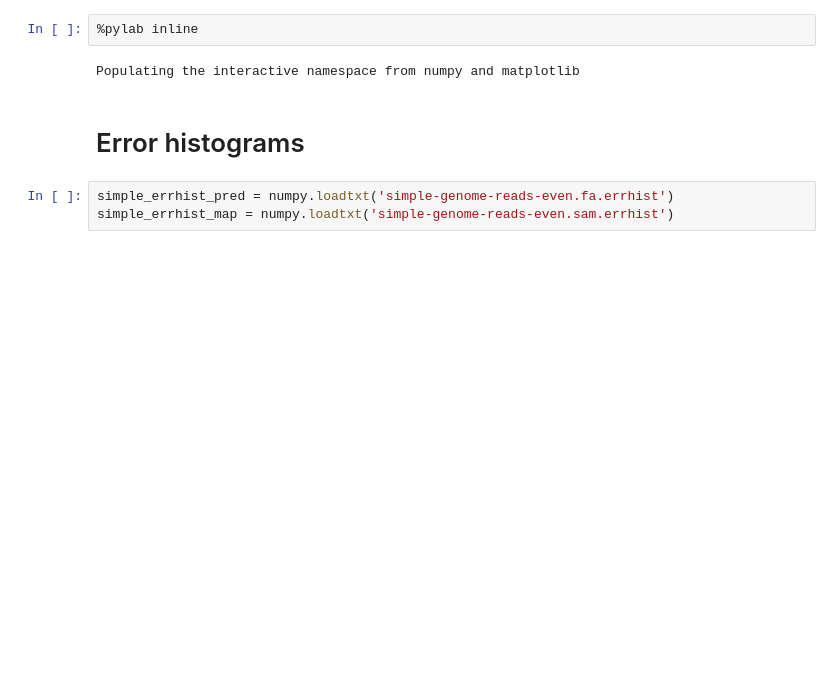
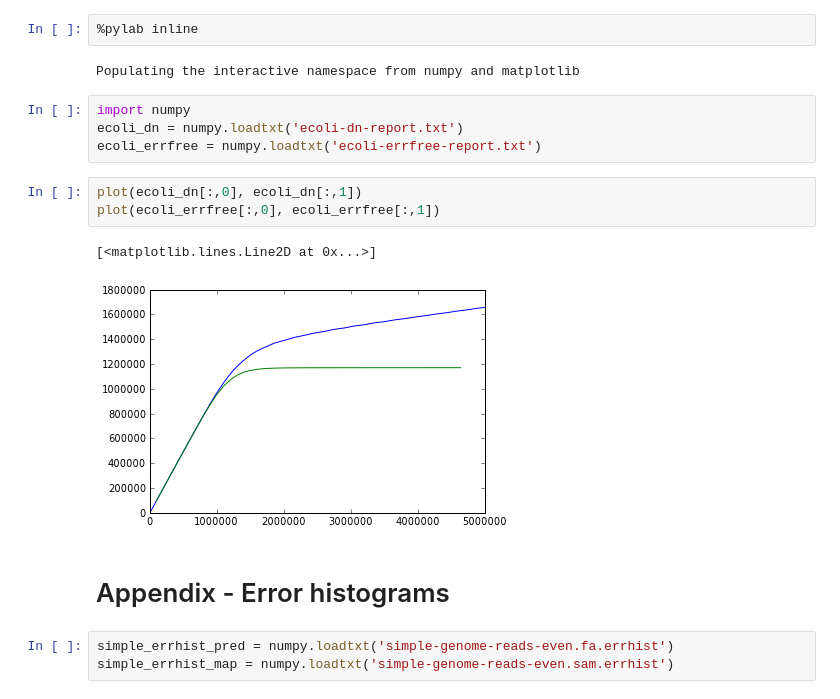
Before and after one commit to ctb/2014-streaming, a Jupyter notebook: pipeline/figures.ipynb, the cells around one changed output. Cells and saved outputs as stored; diff of their text form; blank space fills up the shorter version.

Commit message:
updated for errfree dn

```diff
--- a/pipeline/figures.ipynb
+++ b/pipeline/figures.ipynb
@@ -2,8 +2,18 @@
 %pylab inline
 # %% [output]
 Populating the interactive namespace from numpy and matplotlib
+# %%
+import numpy
+ecoli_dn = numpy.loadtxt('ecoli-dn-report.txt')
+ecoli_errfree = numpy.loadtxt('ecoli-errfree-report.txt')
+# %%
+plot(ecoli_dn[:,0], ecoli_dn[:,1])
+plot(ecoli_errfree[:,0], ecoli_errfree[:,1])
+# %% [output]
+[<matplotlib.lines.Line2D at 0x...>]
+[figure, added]
 # %% [markdown]
-# Error histograms
+# Appendix - Error histograms
 # %%
 simple_errhist_pred = numpy.loadtxt('simple-genome-reads-even.fa.errhist')
 simple_errhist_map = numpy.loadtxt('simple-genome-reads-even.sam.errhist')
```
Also changed, not shown: 1 other file.
